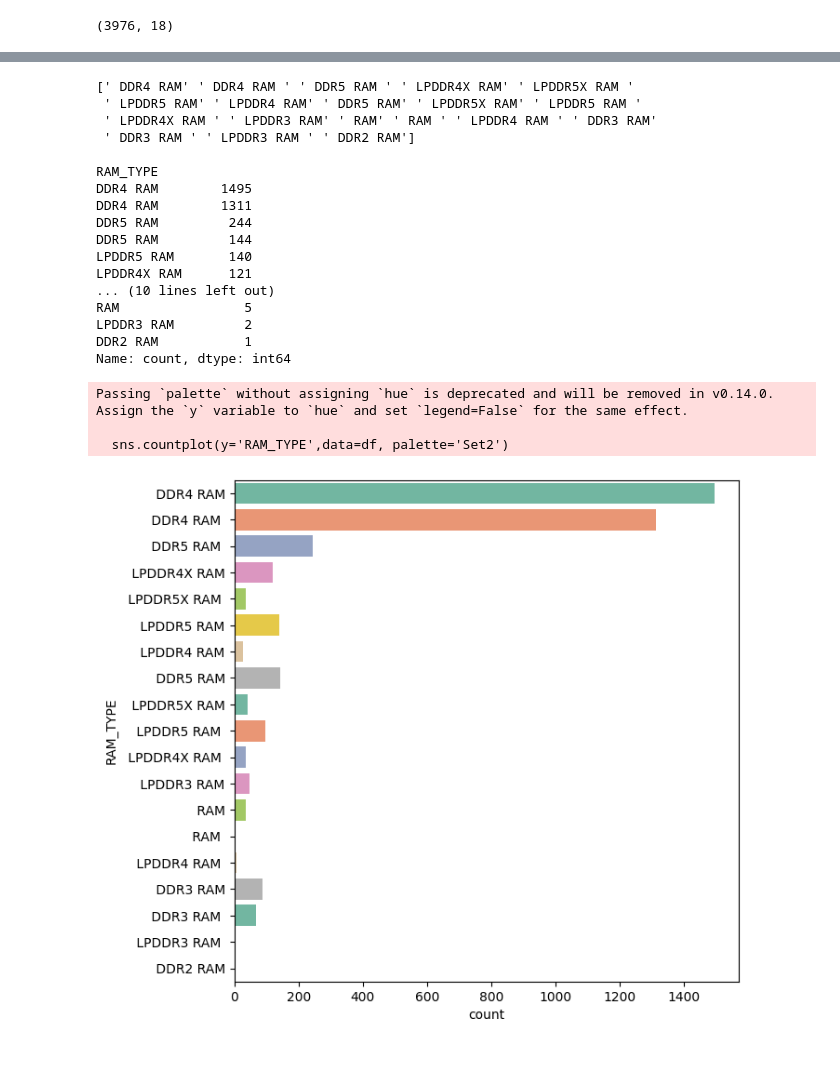
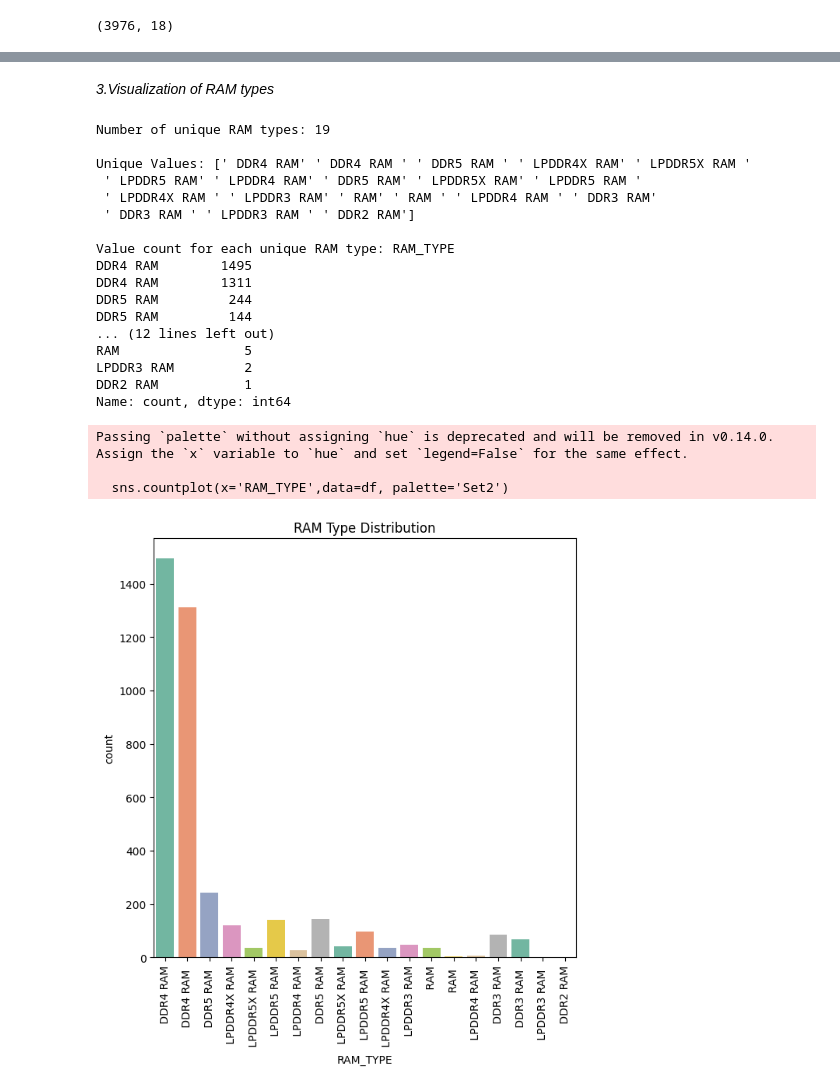
Before and after one commit to Dunith2002/Laptop_Price_Predictor, a Jupyter notebook: notebooks/FC211020_Dinusha/eda.ipynb, the cells around one changed output, grey strips where cells are left out. Drawn from its saved outputs; the diff is of its cells as text; code cells hidden in the pictures; blank space fills up the shorter version.

```diff
--- a/notebooks/FC211020_Dinusha/eda.ipynb
+++ b/notebooks/FC211020_Dinusha/eda.ipynb
@@ -161,30 +230,35 @@ Passing `palette` without assigning `hue` is deprecated and will be removed in v
+# %% [markdown]
+*3.Visualization of RAM types*
 # %%
-#Visualization of RAM types
-print(f"{df['RAM_TYPE'].unique()}\n")
-print(df['RAM_TYPE'].value_counts())
+print(f"Number of unique RAM types: {df['RAM_TYPE'].nunique()}\n")
+print(f"Unique Values: {df['RAM_TYPE'].unique()}\n")
+print(f"Value count for each unique RAM type: {df['RAM_TYPE'].value_counts()}")
+
 
 plt.figure(figsize=(7,7))
-sns.countplot(y='RAM_TYPE',data=df, palette='Set2')
+sns.countplot(x='RAM_TYPE',data=df, palette='Set2')
+plt.title("RAM Type Distribution")
+plt.xticks(rotation=90)
 plt.show()
 # %% [output]
-[' DDR4 RAM' ' DDR4 RAM ' ' DDR5 RAM ' ' LPDDR4X RAM' ' LPDDR5X RAM '
+Number of unique RAM types: 19
+
+Unique Values: [' DDR4 RAM' ' DDR4 RAM ' ' DDR5 RAM ' ' LPDDR4X RAM' ' LPDDR5X RAM '
  ' LPDDR5 RAM' ' LPDDR4 RAM' ' DDR5 RAM' ' LPDDR5X RAM' ' LPDDR5 RAM '
  ' LPDDR4X RAM ' ' LPDDR3 RAM' ' RAM' ' RAM ' ' LPDDR4 RAM ' ' DDR3 RAM'
  ' DDR3 RAM ' ' LPDDR3 RAM ' ' DDR2 RAM']
 
-RAM_TYPE
+Value count for each unique RAM type: RAM_TYPE
 DDR4 RAM        1495
 DDR4 RAM        1311
 DDR5 RAM         244
 DDR5 RAM         144
-LPDDR5 RAM       140
-LPDDR4X RAM      121
-... (10 lines left out)
+... (12 lines left out)
 RAM                5
 LPDDR3 RAM         2
 DDR2 RAM           1
 Name: count, dtype: int64
-Passing `palette` without assigning `hue` is deprecated and will be removed in v0.14.0. Assign the `y` variable to `hue` and set `legend=False` for the same effect.
+Passing `palette` without assigning `hue` is deprecated and will be removed in v0.14.0. Assign the `x` variable to `hue` and set `legend=False` for the same effect.
 
-  sns.countplot(y='RAM_TYPE',data=df, palette='Set2')
+  sns.countplot(x='RAM_TYPE',data=df, palette='Set2')
-[figure, old version]
+[figure, new version]
```
Also changed, not shown: parts of 27 cells of this notebook.
